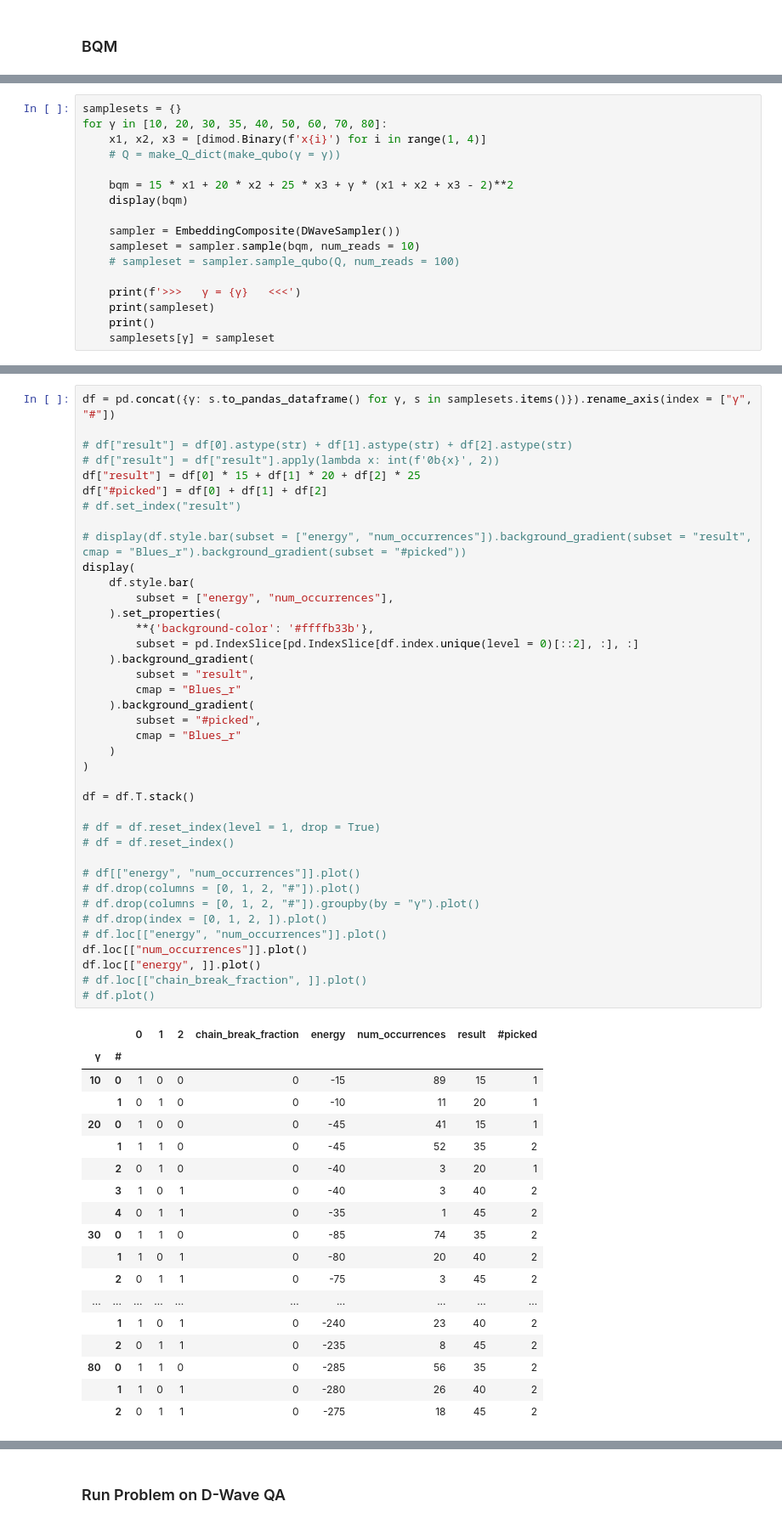
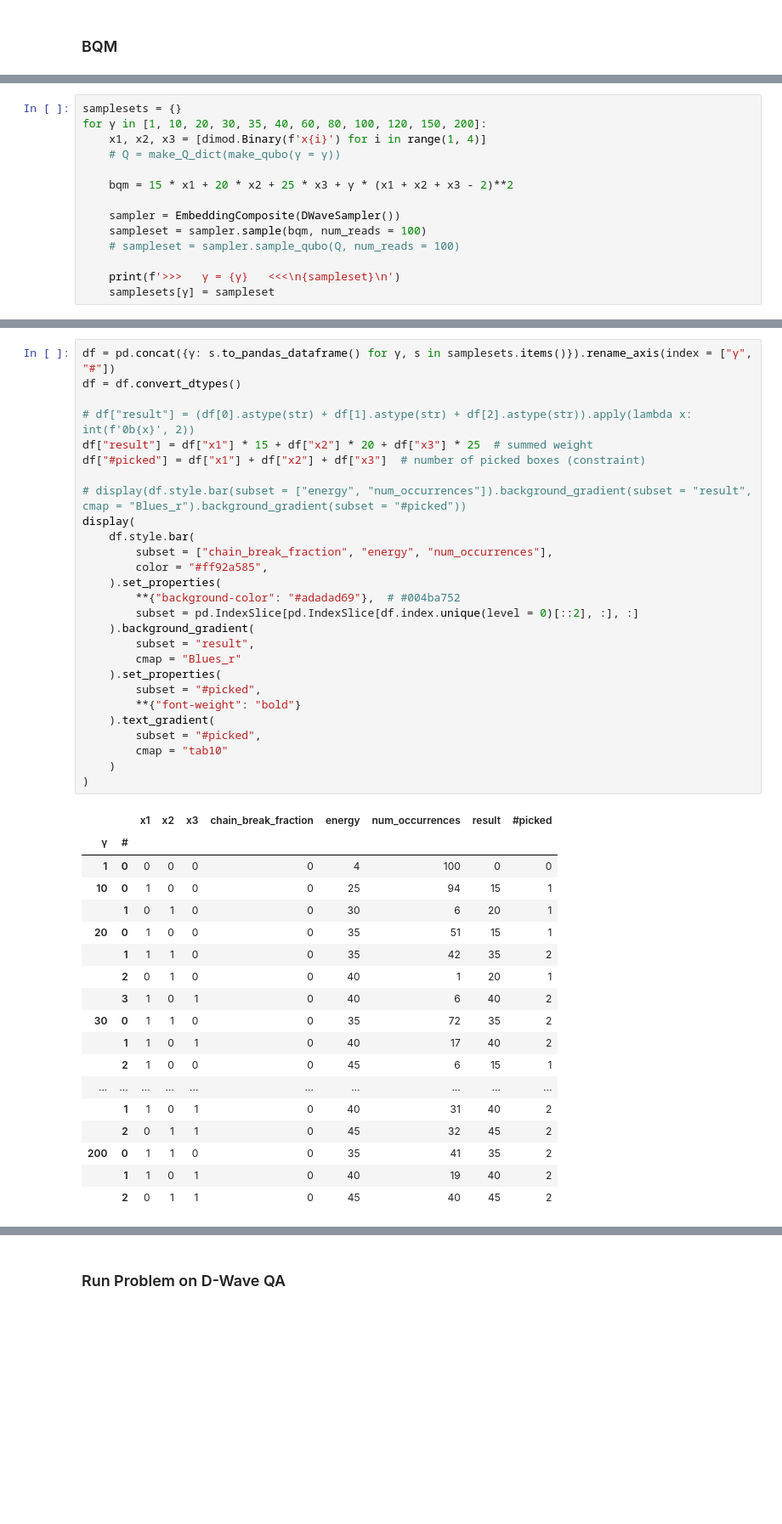
Before and after one commit to klezm/QuantumAnnealingPlayground, a Jupyter notebook: choosing_boxes.ipynb, the cells around one changed output, grey strips where cells are left out. Shown at 85% size. Drawn from its saved outputs; the diff is of its cells as text; blank space fills up the shorter version.

```diff
--- a/choosing_boxes.ipynb
+++ b/choosing_boxes.ipynb
@@ -182,18 +198,15 @@ print(sampleset_cqm)
 # %%
 samplesets = {}
-for γ in [10, 20, 30, 35, 40, 50, 60, 70, 80]:
+for γ in [1, 10, 20, 30, 35, 40, 60, 80, 100, 120, 150, 200]:
     x1, x2, x3 = [dimod.Binary(f'x{i}') for i in range(1, 4)]
     # Q = make_Q_dict(make_qubo(γ = γ))
 
     bqm = 15 * x1 + 20 * x2 + 25 * x3 + γ * (x1 + x2 + x3 - 2)**2
-    display(bqm)
 
     sampler = EmbeddingComposite(DWaveSampler())
-    sampleset = sampler.sample(bqm, num_reads = 10)
+    sampleset = sampler.sample(bqm, num_reads = 100)
     # sampleset = sampler.sample_qubo(Q, num_reads = 100)
 
-    print(f'>>>   γ = {γ}   <<<')
-    print(sampleset)
-    print()
+    print(f'>>>   γ = {γ}   <<<\n{sampleset}\n')
     samplesets[γ] = sampleset
 # %% [output]
@@ -217,58 +241,46 @@ for γ in [10, 20, 30, 35, 40, 50, 60, 70, 80]:
 # %%
 df = pd.concat({γ: s.to_pandas_dataframe() for γ, s in samplesets.items()}).rename_axis(index = ["γ", "#"])
+df = df.convert_dtypes()
 
-# df["result"] = df[0].astype(str) + df[1].astype(str) + df[2].astype(str)
-# df["result"] = df["result"].apply(lambda x: int(f'0b{x}', 2))
-df["result"] = df[0] * 15 + df[1] * 20 + df[2] * 25
-df["#picked"] = df[0] + df[1] + df[2]
-# df.set_index("result")
+# df["result"] = (df[0].astype(str) + df[1].astype(str) + df[2].astype(str)).apply(lambda x: int(f'0b{x}', 2))
+df["result"] = df["x1"] * 15 + df["x2"] * 20 + df["x3"] * 25  # summed weight
+df["#picked"] = df["x1"] + df["x2"] + df["x3"]  # number of picked boxes (constraint)
 
 # display(df.style.bar(subset = ["energy", "num_occurrences"]).background_gradient(subset = "result", cmap = "Blues_r").background_gradient(subset = "#picked"))
 display(
     df.style.bar(
-        subset = ["energy", "num_occurrences"],
+        subset = ["chain_break_fraction", "energy", "num_occurrences"],
+        color = "#ff92a585",
     ).set_properties(
-        **{'background-color': '#ffffb33b'},
+        **{"background-color": "#adadad69"},  # #004ba752
         subset = pd.IndexSlice[pd.IndexSlice[df.index.unique(level = 0)[::2], :], :]
     ).background_gradient(
         subset = "result",
         cmap = "Blues_r"
-    ).background_gradient(
+    ).set_properties(
         subset = "#picked",
-        cmap = "Blues_r"
+        **{"font-weight": "bold"}
+    ).text_gradient(
+        subset = "#picked",
+        cmap = "tab10"
     )
 )
-
-df = df.T.stack()
-
-# df = df.reset_index(level = 1, drop = True)
-# df = df.reset_index()
-
-# df[["energy", "num_occurrences"]].plot()
-# df.drop(columns = [0, 1, 2, "#"]).plot()
-# df.drop(columns = [0, 1, 2, "#"]).groupby(by = "γ").plot()
-# df.drop(index = [0, 1, 2, ]).plot()
-# df.loc[["energy", "num_occurrences"]].plot()
-df.loc[["num_occurrences"]].plot()
-df.loc[["energy", ]].plot()
-# df.loc[["chain_break_fraction", ]].plot()
-# df.plot()
 # %% [output]
-|  |  | 0 | 1 | 2 | chain_break_fraction | energy | num_occurrences | result | #picked |
+|  |  | x1 | x2 | x3 | chain_break_fraction | energy | num_occurrences | result | #picked |
 | γ | # |  |  |  |  |  |  |  |  |
-| 10 | 0 | 1 | 0 | 0 | 0 | -15 | 89 | 15 | 1 |
-|  | 1 | 0 | 1 | 0 | 0 | -10 | 11 | 20 | 1 |
-| 20 | 0 | 1 | 0 | 0 | 0 | -45 | 41 | 15 | 1 |
-|  | 1 | 1 | 1 | 0 | 0 | -45 | 52 | 35 | 2 |
-|  | 2 | 0 | 1 | 0 | 0 | -40 | 3 | 20 | 1 |
-|  | 3 | 1 | 0 | 1 | 0 | -40 | 3 | 40 | 2 |
-|  | 4 | 0 | 1 | 1 | 0 | -35 | 1 | 45 | 2 |
-| 30 | 0 | 1 | 1 | 0 | 0 | -85 | 74 | 35 | 2 |
-|  | 1 | 1 | 0 | 1 | 0 | -80 | 20 | 40 | 2 |
-|  | 2 | 0 | 1 | 1 | 0 | -75 | 3 | 45 | 2 |
+| 1 | 0 | 0 | 0 | 0 | 0 | 4 | 100 | 0 | 0 |
+| 10 | 0 | 1 | 0 | 0 | 0 | 25 | 94 | 15 | 1 |
+|  | 1 | 0 | 1 | 0 | 0 | 30 | 6 | 20 | 1 |
+| 20 | 0 | 1 | 0 | 0 | 0 | 35 | 51 | 15 | 1 |
+|  | 1 | 1 | 1 | 0 | 0 | 35 | 42 | 35 | 2 |
+|  | 2 | 0 | 1 | 0 | 0 | 40 | 1 | 20 | 1 |
+|  | 3 | 1 | 0 | 1 | 0 | 40 | 6 | 40 | 2 |
+| 30 | 0 | 1 | 1 | 0 | 0 | 35 | 72 | 35 | 2 |
+|  | 1 | 1 | 0 | 1 | 0 | 40 | 17 | 40 | 2 |
+|  | 2 | 1 | 0 | 0 | 0 | 45 | 6 | 15 | 1 |
 | ... | ... | ... | ... | ... | ... | ... | ... | ... | ... |
-|  | 1 | 1 | 0 | 1 | 0 | -240 | 23 | 40 | 2 |
-|  | 2 | 0 | 1 | 1 | 0 | -235 | 8 | 45 | 2 |
-| 80 | 0 | 1 | 1 | 0 | 0 | -285 | 56 | 35 | 2 |
-|  | 1 | 1 | 0 | 1 | 0 | -280 | 26 | 40 | 2 |
-|  | 2 | 0 | 1 | 1 | 0 | -275 | 18 | 45 | 2 |
+|  | 1 | 1 | 0 | 1 | 0 | 40 | 31 | 40 | 2 |
+|  | 2 | 0 | 1 | 1 | 0 | 45 | 32 | 45 | 2 |
+| 200 | 0 | 1 | 1 | 0 | 0 | 35 | 41 | 35 | 2 |
+|  | 1 | 1 | 0 | 1 | 0 | 40 | 19 | 40 | 2 |
+|  | 2 | 0 | 1 | 1 | 0 | 45 | 40 | 45 | 2 |
```
Also changed, not shown: parts of 23 cells of this notebook.
